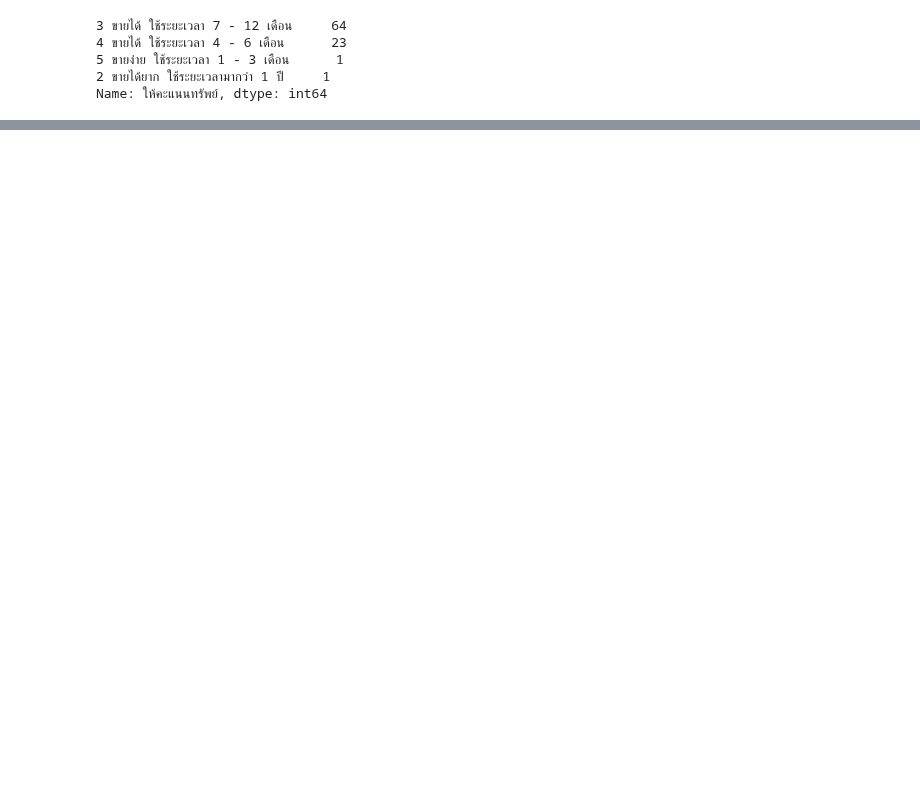
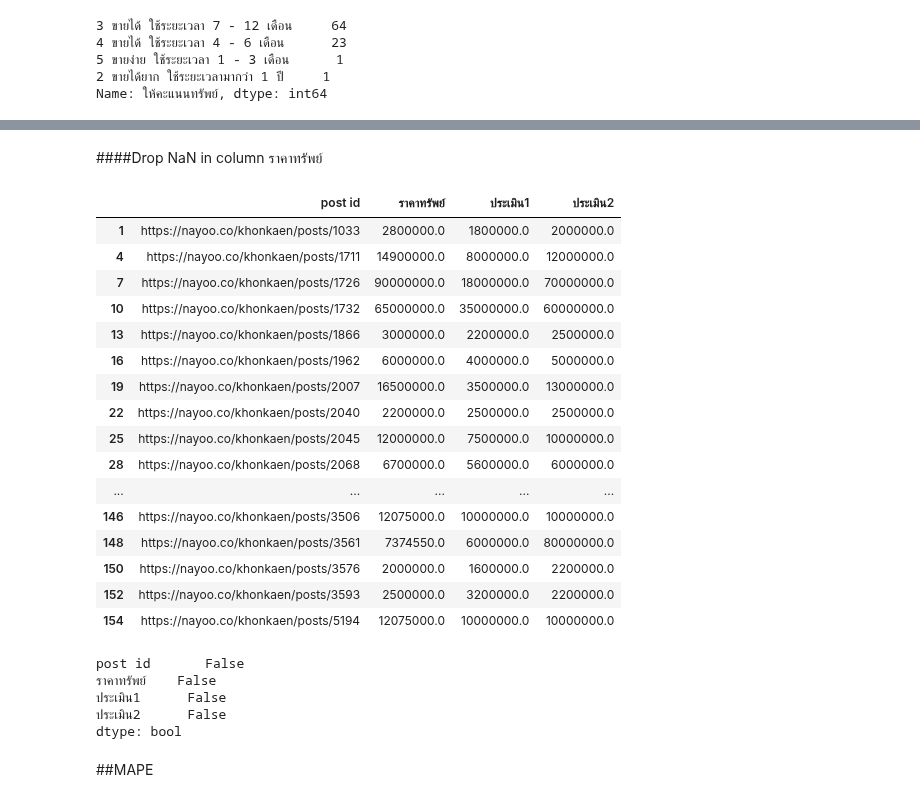
Before and after one commit to nxxk23/bsc_dpdm22, a Jupyter notebook: [dataprep1]property_estimator.ipynb, the cells around one changed output, grey strips where cells are left out. Drawn from its saved outputs; the diff is of its cells as text; code cells hidden in the pictures; blank space fills up the shorter version.

```diff
--- a/[dataprep1]property_estimator.ipynb
+++ b/[dataprep1]property_estimator.ipynb
@@ -171,0 +341,4 @@ MAPE
+# %%
+#เลือกคอลัมน์ผู้ประเมินคนที่ 2
+t2 = df2[df2['ID ผู้ประเมิน']==2]
+t2.count()
@@ -171,0 +443,3 @@ MAPE
+# %%
+t2['ประเมิน1'] = t2['post id'].map(t1.set_index('post id')['ประเมินราคาซื้อ-ขาย']);
+t2.head()
@@ -171,0 +460,2 @@ MAPE
+# %%
+t2.rename(columns = {'ประเมินราคาซื้อ-ขาย' : 'ประเมิน2'}, inplace = True)
@@ -171,0 +469,3 @@ MAPE
+# %%
+land = t2[['post id', 'ราคาทรัพย์', 'ประเมิน1', 'ประเมิน2']]
+land
@@ -171,0 +486,33 @@ MAPE
+# %% [markdown]
+####Drop NaN in column ราคาทรัพย์
+# %%
+land = land.dropna(subset=['ราคาทรัพย์'])
+land
+# %% [output]
+|  | post id | ราคาทรัพย์ | ประเมิน1 | ประเมิน2 |
+| 1 | https://nayoo.co/khonkaen/posts/1033 | 2800000.0 | 1800000.0 | 2000000.0 |
+| 4 | https://nayoo.co/khonkaen/posts/1711 | 14900000.0 | 8000000.0 | 12000000.0 |
+| 7 | https://nayoo.co/khonkaen/posts/1726 | 90000000.0 | 18000000.0 | 70000000.0 |
+| 10 | https://nayoo.co/khonkaen/posts/1732 | 65000000.0 | 35000000.0 | 60000000.0 |
+| 13 | https://nayoo.co/khonkaen/posts/1866 | 3000000.0 | 2200000.0 | 2500000.0 |
+| 16 | https://nayoo.co/khonkaen/posts/1962 | 6000000.0 | 4000000.0 | 5000000.0 |
+| 19 | https://nayoo.co/khonkaen/posts/2007 | 16500000.0 | 3500000.0 | 13000000.0 |
+| 22 | https://nayoo.co/khonkaen/posts/2040 | 2200000.0 | 2500000.0 | 2500000.0 |
+| 25 | https://nayoo.co/khonkaen/posts/2045 | 12000000.0 | 7500000.0 | 10000000.0 |
+| 28 | https://nayoo.co/khonkaen/posts/2068 | 6700000.0 | 5600000.0 | 6000000.0 |
+| ... | ... | ... | ... | ... |
+| 146 | https://nayoo.co/khonkaen/posts/3506 | 12075000.0 | 10000000.0 | 10000000.0 |
+| 148 | https://nayoo.co/khonkaen/posts/3561 | 7374550.0 | 6000000.0 | 80000000.0 |
+| 150 | https://nayoo.co/khonkaen/posts/3576 | 2000000.0 | 1600000.0 | 2200000.0 |
+| 152 | https://nayoo.co/khonkaen/posts/3593 | 2500000.0 | 3200000.0 | 2200000.0 |
+| 154 | https://nayoo.co/khonkaen/posts/5194 | 12075000.0 | 10000000.0 | 10000000.0 |
+# %%
+home.isnull().any()
+# %% [output]
+post id       False
+ราคาทรัพย์    False
+ประเมิน1      False
+ประเมิน2      False
+dtype: bool
+# %% [markdown]
+##MAPE
```
Also changed, not shown: parts of 149 cells of this notebook.
